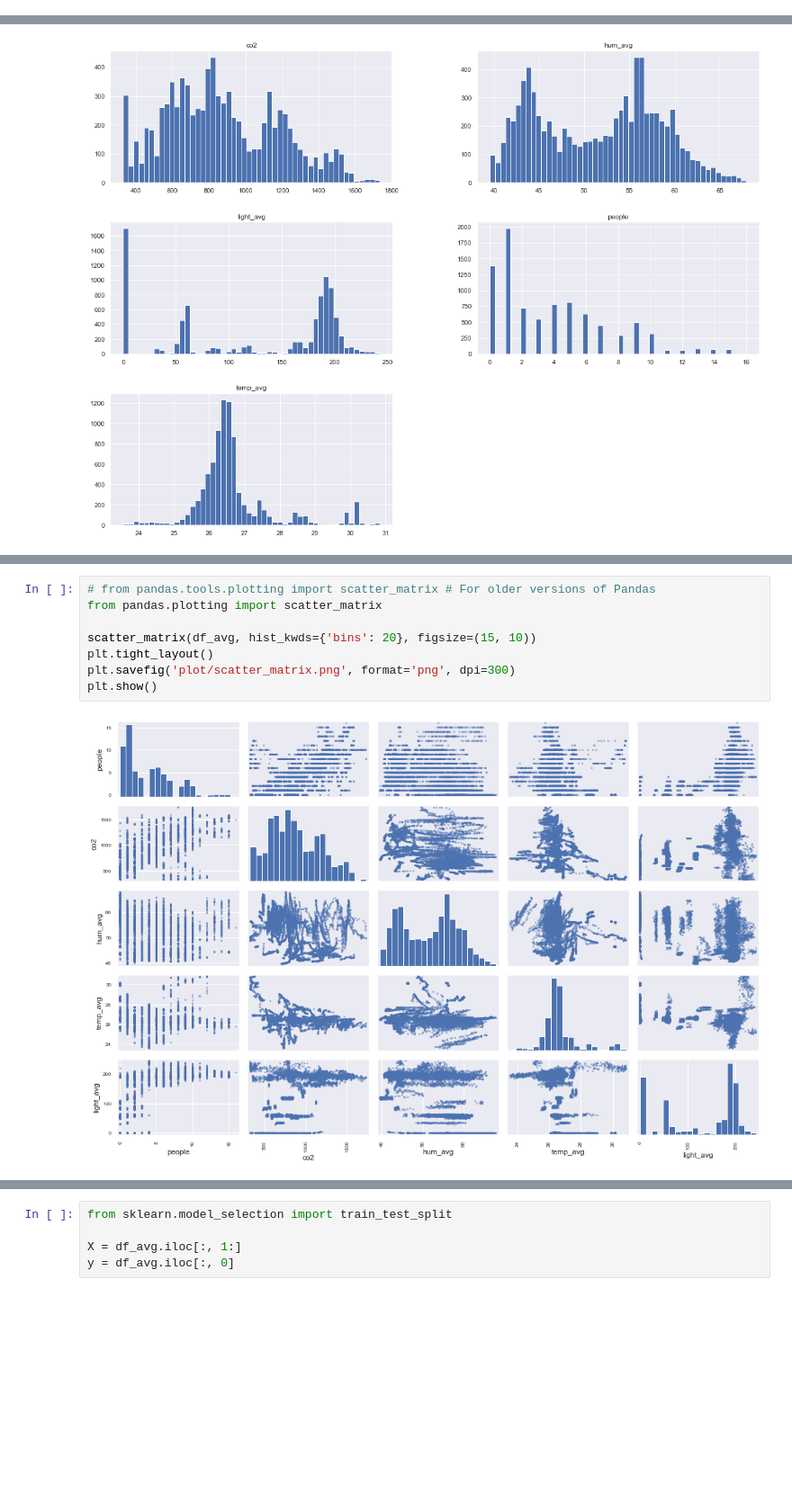
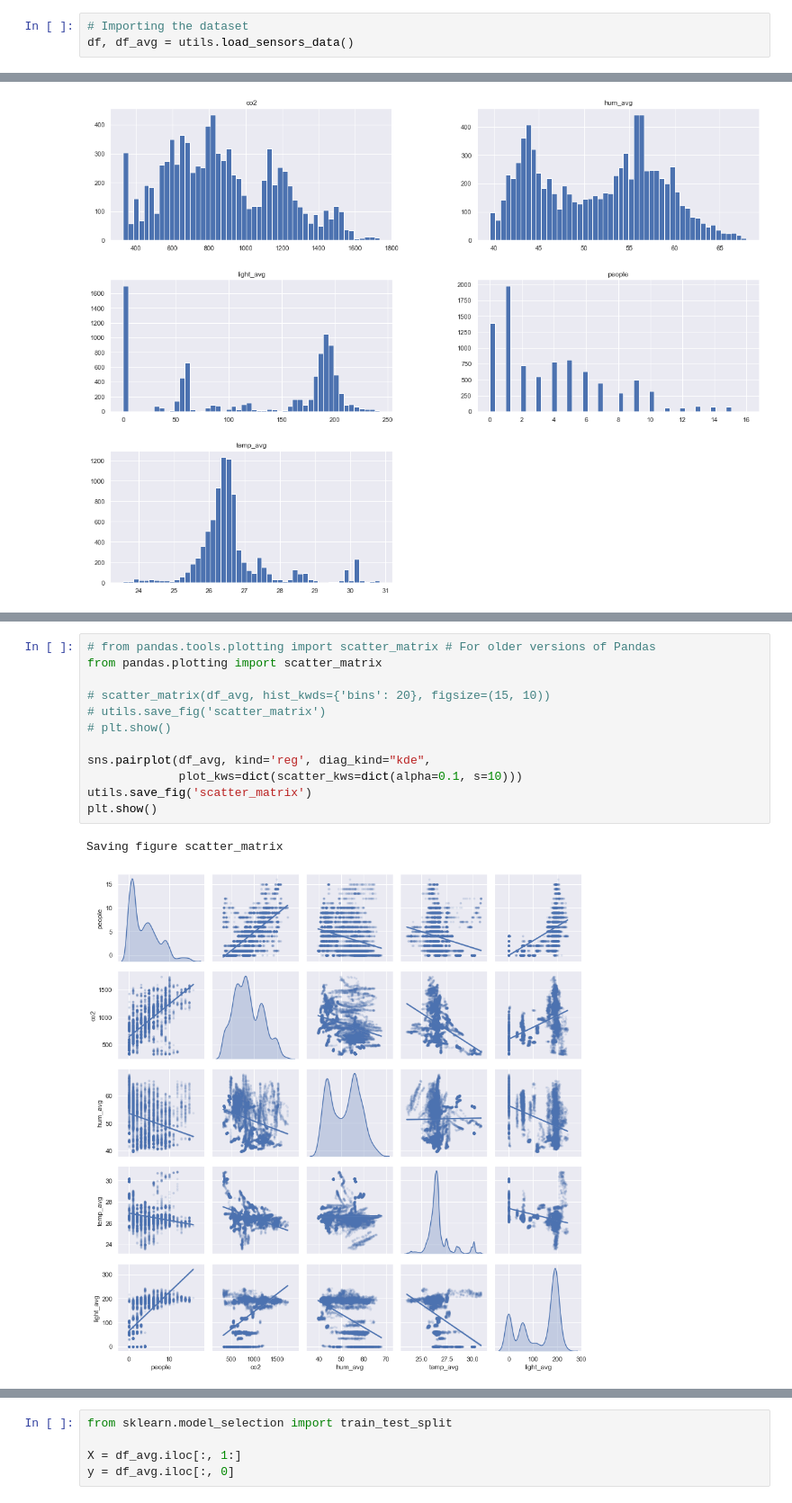
Before and after one commit to WhatTheFar/senior-proj-ai, a Jupyter notebook: eda_and_linear_model.ipynb, the cells around one changed output, grey strips where cells are left out. Shown at 90% size. Cells and saved outputs as stored; diff of their text form; blank space fills up the shorter version.

```diff
--- a/eda_and_linear_model.ipynb
+++ b/eda_and_linear_model.ipynb
@@ -99,0 +17,3 @@ df_avg.describe()
+# %%
+# Importing the dataset
+df, df_avg = utils.load_sensors_data()
@@ -120,10 +119,15 @@ Name: people, dtype: float64
 # %%
 # from pandas.tools.plotting import scatter_matrix # For older versions of Pandas
 from pandas.plotting import scatter_matrix
 
-scatter_matrix(df_avg, hist_kwds={'bins': 20}, figsize=(15, 10))
-plt.tight_layout()
-plt.savefig('plot/scatter_matrix.png', format='png', dpi=300)
+# scatter_matrix(df_avg, hist_kwds={'bins': 20}, figsize=(15, 10))
+# utils.save_fig('scatter_matrix')
+# plt.show()
+
+sns.pairplot(df_avg, kind='reg', diag_kind="kde",
+             plot_kws=dict(scatter_kws=dict(alpha=0.1, s=10)))
+utils.save_fig('scatter_matrix')
 plt.show()
 # %% [output]
+Saving figure scatter_matrix
-[figure, old version]
+[figure, new version]
```
Also changed, not shown: parts of 28 cells of this notebook.
